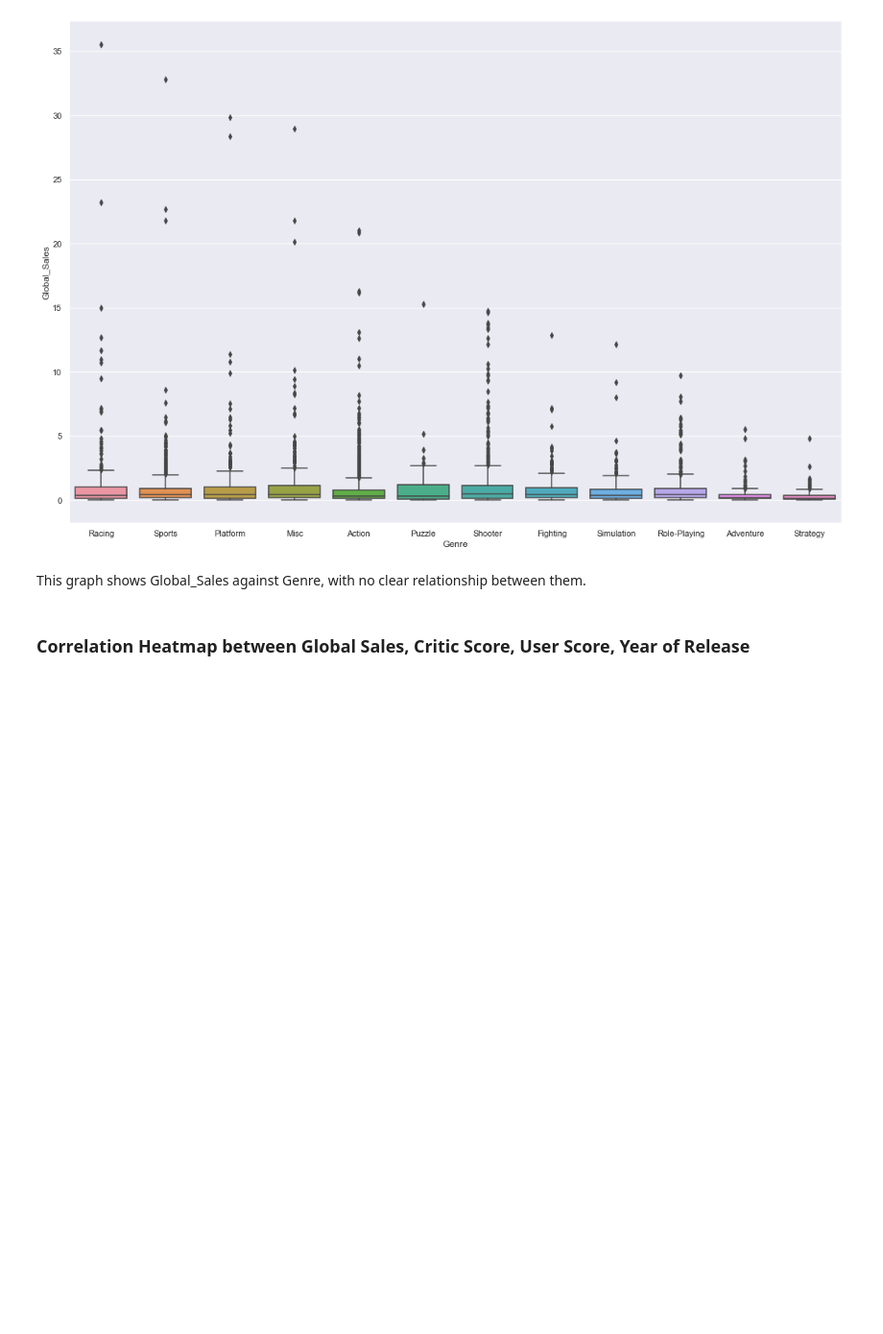
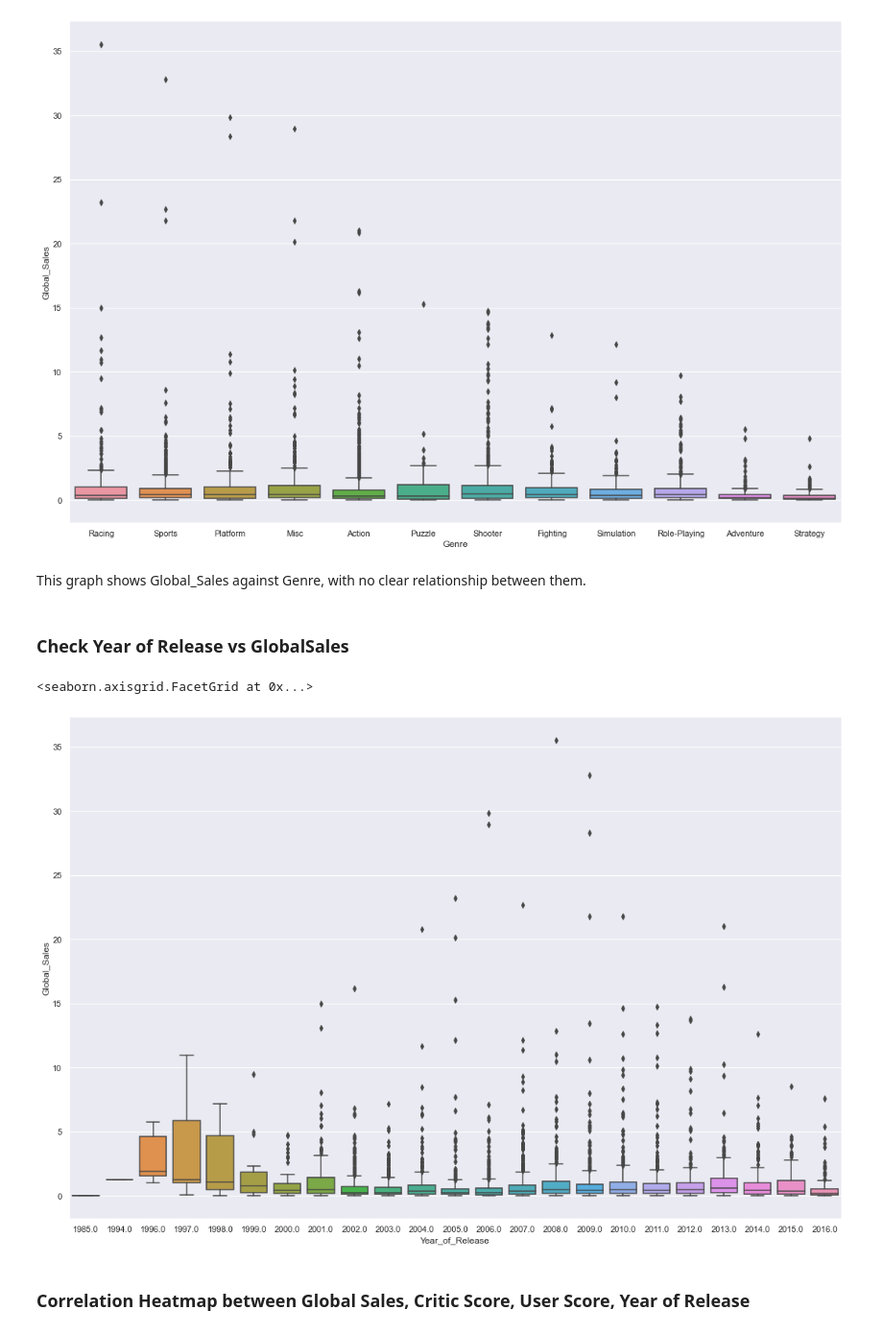
Before and after one commit to dihcuierc/Game_Analysis, a Jupyter notebook: NoteBooks/2. Data Visual.ipynb, the cells around one changed output. Shown at 96% size. Drawn from its saved outputs; the diff is of its cells as text; code cells hidden in the pictures; blank space fills up the shorter version.

```diff
--- a/NoteBooks/2. Data Visual.ipynb
+++ b/NoteBooks/2. Data Visual.ipynb
@@ -120,6 +120,13 @@ sb.catplot(x="Genre", y="Global_Sales", kind="box",height=10, aspect=1.5,data=ma
 [figure]
 # %% [markdown]
 This graph shows Global_Sales against Genre, with no clear relationship between them.
+# %% [markdown]
+### Check Year of Release vs GlobalSales
+# %%
+sb.catplot(x="Year_of_Release", y="Global_Sales", kind="box",height=10, aspect=1.5,data=mainData)
+# %% [output]
+<seaborn.axisgrid.FacetGrid at 0x...>
+[figure, added]
 # %% [markdown]
 ### Correlation Heatmap between Global Sales, Critic Score, User Score, Year of Release
 # %%
```
Also changed, not shown: 1 other file.
